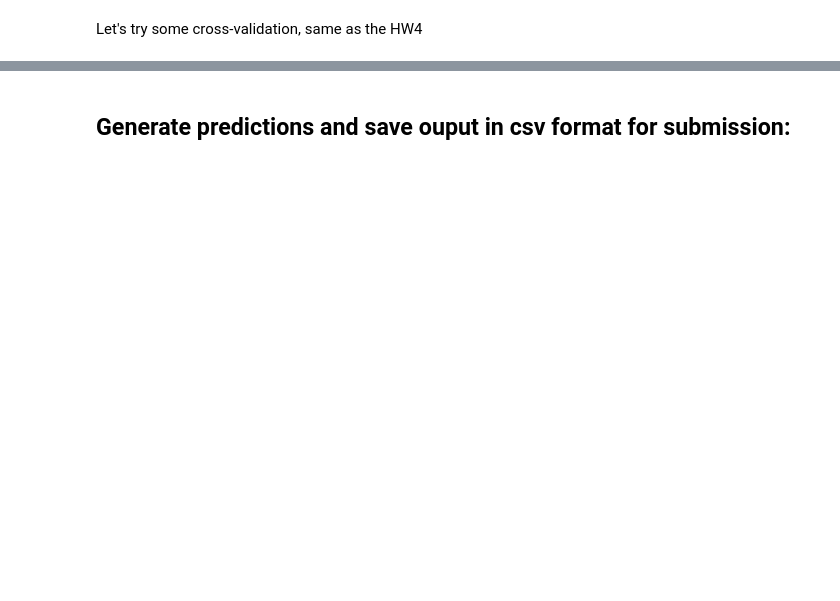
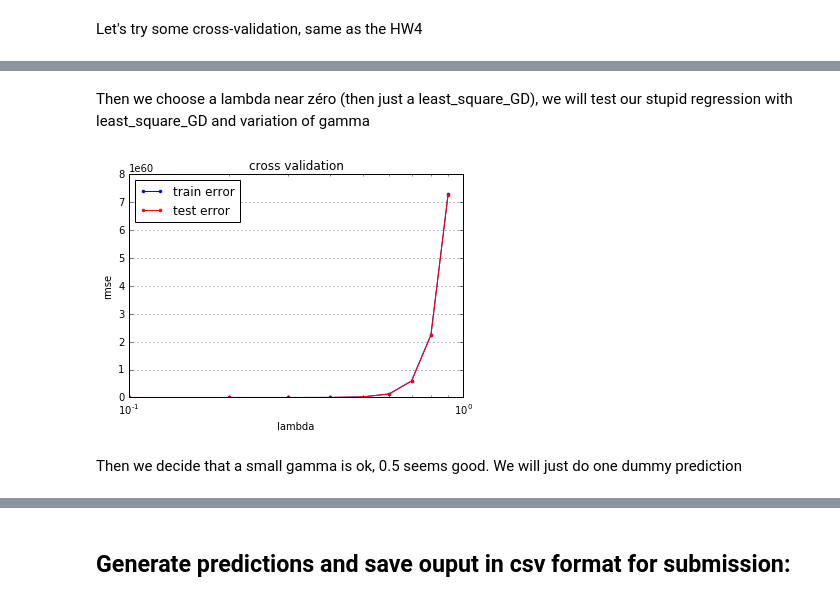
Before and after one commit to jmuth/PCML_project1, a Jupyter notebook: project1.ipynb, the cells around one changed output, grey strips where cells are left out. Saved outputs shown, nothing was run; the diff lists cells and outputs as text; code cells hidden in the pictures; blank space fills up the shorter version.

```diff
--- a/project1.ipynb
+++ b/project1.ipynb
@@ -141,0 +175,69 @@ NameError: name 'x' is not defined
+# %% [markdown]
+Then we choose a lambda near zéro (then just a least_square_GD), we will test our stupid regression with least_square_GD and variation of gamma
+# %%
+from costs import *
+from build_polynomial import build_poly
+from plots import cross_validation_visualization
+from build_k_indices import *
+
+def cross_validation(y, tX, k_indices, k, gamma):
+    """return the loss of ridge regression."""
+    # ***************************************************
+    # INSERT YOUR CODE HERE
+    # get k'th subgroup in test, others in train: TODO
+    # ***************************************************
+    ytest = y[k_indices[k]]
+    tXtest = tX[k_indices[k]]
+
+    not_k = np.array([i for i in range(len(y)) if i not in k_indices[k]])
+    ytrain = y[not_k]
+    tXtrain = tX[not_k]
+
+    # ***************************************************
+    # INSERT YOUR CODE HERE
+    # ridge regression: TODO
+    # ***************************************************
+    max_iters = 10
+    loss, w = least_squares_GD(ytrain, tXtrain, gamma, max_iters)
+    # ***************************************************
+    # INSERT YOUR CODE HERE
+    # calculate the loss for train and test data: TODO
+    # ***************************************************
+    loss_tr = compute_loss(ytrain, tXtrain, w)
+    loss_te = compute_loss(ytest, tXtest, w)
+
+    return loss_tr, loss_te
+
+
+def cross_validation_demo():
+    seed = 1
+    k_fold = 4
+    # lambdas = np.logspace(-10, 2, 30)
+    gammas = np.arange(0.0, 1.0, 0.1)
+    # split data in k fold
+    k_indices = build_k_indices(y, k_fold, seed)
+    # define lists to store the loss of training data and test data
+    mse_tr = []
+    mse_te = []
+    # ***************************************************
+    # INSERT YOUR CODE HERE
+    # cross validation: TODO
+    # ***************************************************
+    for gamma in gammas:
+        trainerrors = []
+        testerrors = []
+        for k in range(k_fold):
+            trainerror, testerror = cross_validation(y, tX, k_indices, k, gamma)
+            trainerrors.append(trainerror)
+            testerrors.append(testerror)
+
+        mse_tr.append(np.mean(trainerrors))
+        mse_te.append(np.mean(testerrors))
+
+    cross_validation_visualization(gammas, mse_tr, mse_te)
+
+cross_validation_demo()
+# %% [output]
+[figure, added]
+# %% [markdown]
+Then we decide that a small gamma is ok, 0.5 seems good. We will just do one dummy prediction
```
Also changed, not shown: parts of 14 cells of this notebook, 7 other files.
